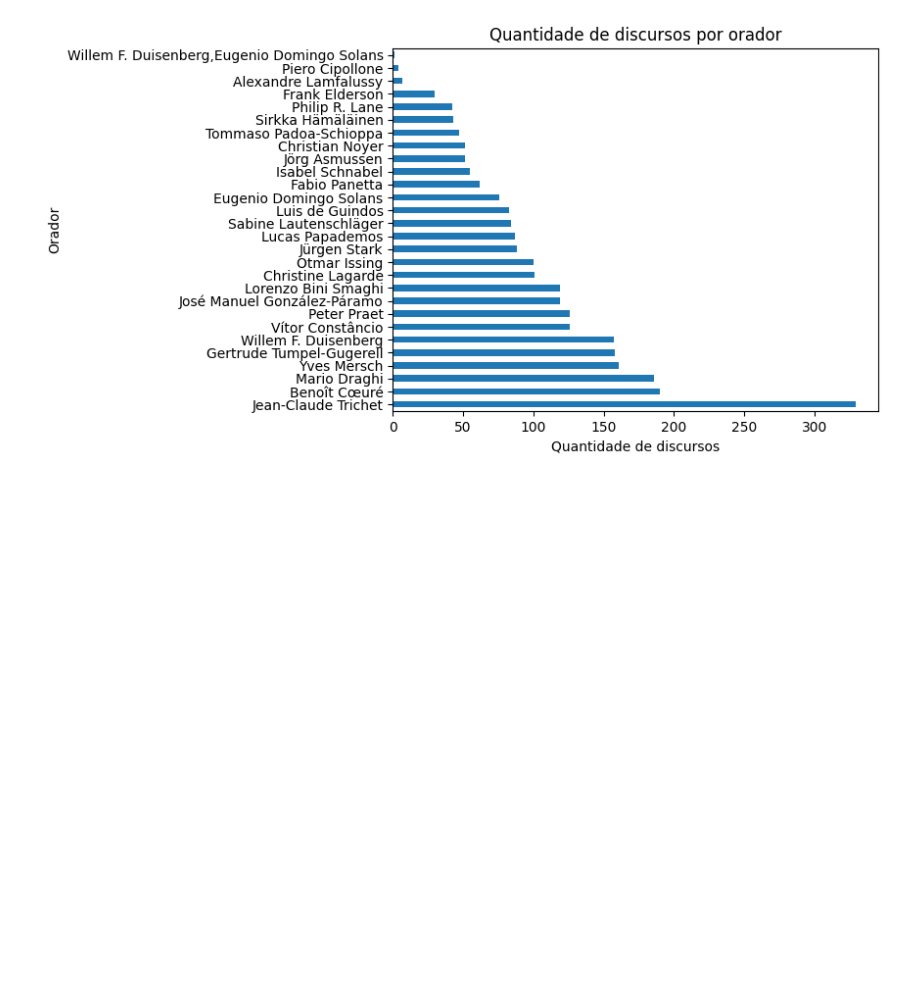
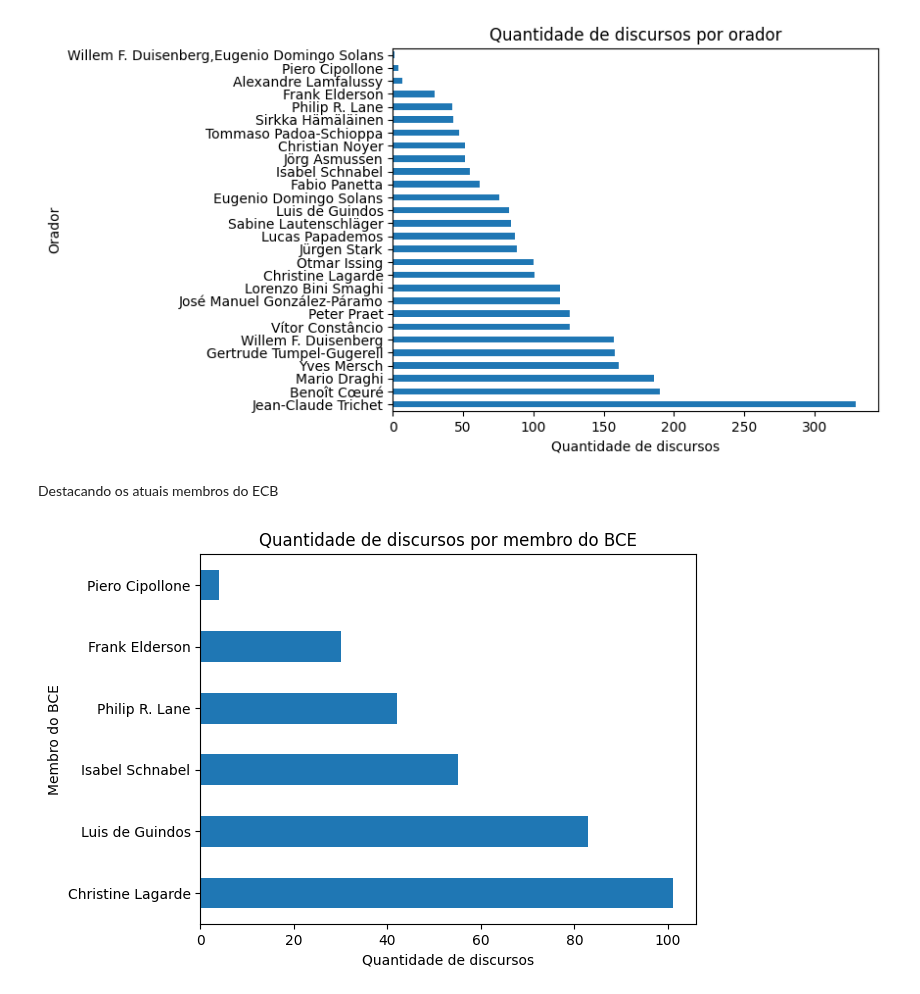
Before and after one commit to LaviniaSD/NPL---SPX, a Jupyter notebook: analise_exploratoria.ipynb, the cells around one changed output. Cells and saved outputs as stored; diff of their text form; code cells hidden in the pictures; blank space fills up the shorter version.

```diff
--- a/analise_exploratoria.ipynb
+++ b/analise_exploratoria.ipynb
@@ -106,3 +140,23 @@ plt.ylabel('Orador')
 plt.show()
 # %% [output]
 [figure]
+# %% [markdown]
+Destacando os atuais membros do ECB
+# %%
+members = ['Christine Lagarde',
+           'Luis de Guindos',
+           'Piero Cipollone',
+           'Frank Elderson',
+           'Philip R. Lane',
+           'Isabel Schnabel'
+]
+
+data['members'] = data['speakers'].apply(lambda x: any(member in x for member in members))
+members_data = data[data['members'] == True]
+members_data['speakers'].value_counts().plot(kind='barh')
+plt.title('Quantidade de discursos por membro do BCE')
+plt.xlabel('Quantidade de discursos')
+plt.ylabel('Membro do BCE')
+plt.show()
+# %% [output]
+[figure, added]
```
Also changed, not shown: parts of 11 cells of this notebook.
